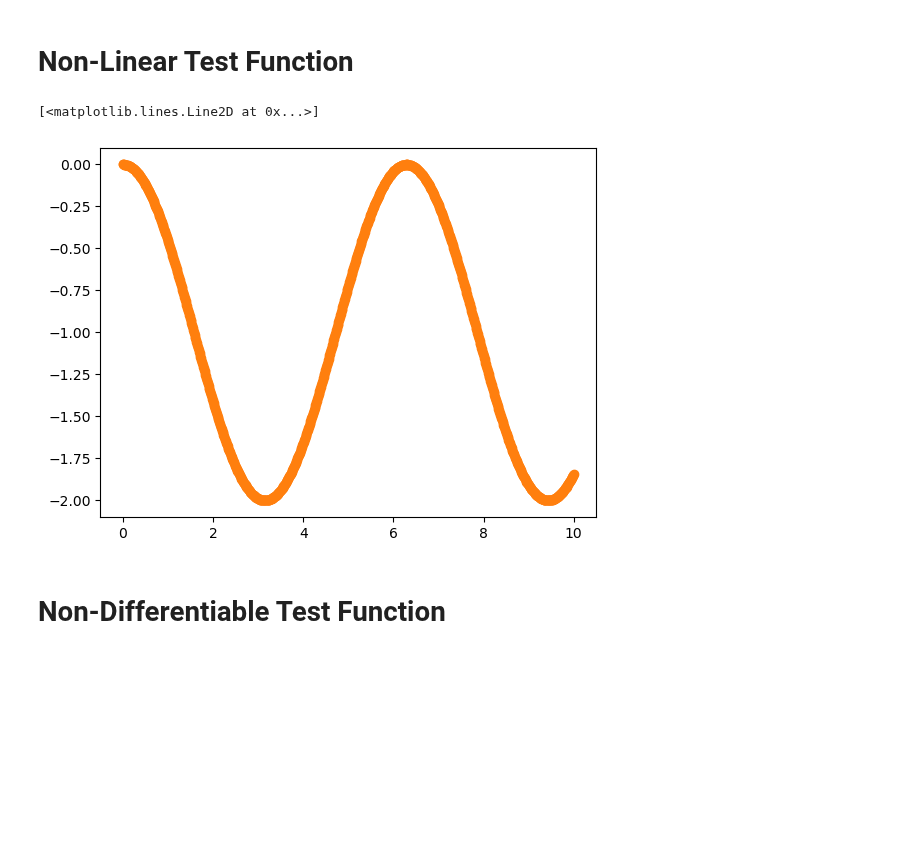
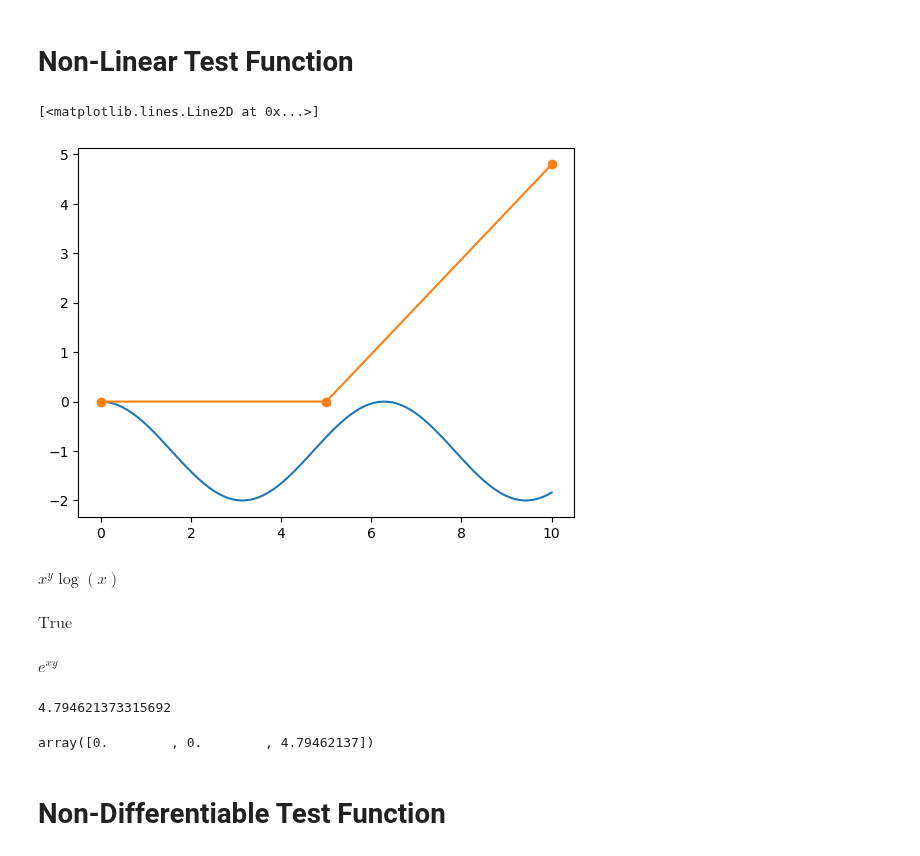
Before and after one commit to jessegrabowski/cge_modeling, a Jupyter notebook: notebooks/Tests and Ohter/Linearization in Pytensor.ipynb, the cells around one changed output. Saved outputs shown, nothing was run; the diff lists cells and outputs as text; code cells hidden in the pictures; blank space fills up the shorter version.

```diff
--- a/notebooks/Tests and Ohter/Linearization in Pytensor.ipynb
+++ b/notebooks/Tests and Ohter/Linearization in Pytensor.ipynb
@@ -12,7 +12,7 @@ from cge_modeling.pytensorf.compile import euler_approximation, make_jacobian
 # %%
 x = pt.dscalar("x")
 y = pt.dscalar("y")
-eq = pt.atleast_1d(y - pt.cos(x))
+eq = pt.atleast_1d(y - pt.cos(x) + 1)
 n_steps = pt.iscalar("n_steps")
 
 x0_final, result = euler_approximation(eq, [y], [x], n_steps=n_steps)
@@ -20,13 +20,37 @@ f = pytensor.function([x, y, x0_final, n_steps], result)
 # %%
 fig, ax = plt.subplots()
 x_grid = np.linspace(0, 10, 100)
 ax.plot(x_grid, np.cos(x_grid) - 1)
 
-y_values, x_values = f(0, 0, np.array([10.0]), 1000)
+n = 2
+y_values, x_values = f(0, 0, np.array([10.0]), n)
 plt.plot(x_values, y_values, marker="o")
 # %% [output]
 [<matplotlib.lines.Line2D at 0x...>]
-[figure, old version]
+[figure, new version]
+# %%
+import sympy as sp
+
+x, y = sp.symbols("x y", positive=True)
+(x**y).diff(y)
+# %% [output]
+$\displaystyle x^{y} \log{\left(x \right)}$
+# %%
+sp.Eq(sp.exp(x * y), (sp.exp(x) ** y)).subs({x: 2, y: 3})
+# %% [output]
+$\displaystyle \text{True}$
+# %%
+sp.exp(x) ** y
+# %% [output]
+$\displaystyle e^{x y}$
+# %%
+-np.sin(5) * 5
+# %% [output]
+4.794621373315692
+# %%
+y_values
+# %% [output]
+array([0.        , 0.        , 4.79462137])
 # %% [markdown]
 # Non-Differentiable Test Function
 # %%
```
Also changed, not shown: 16 other files.
